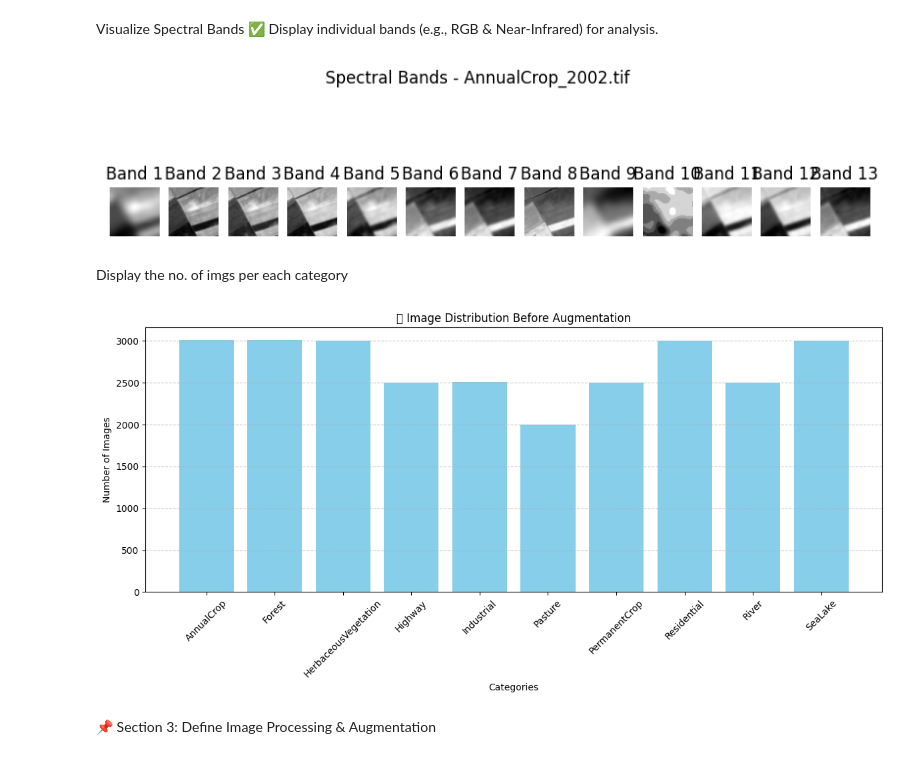
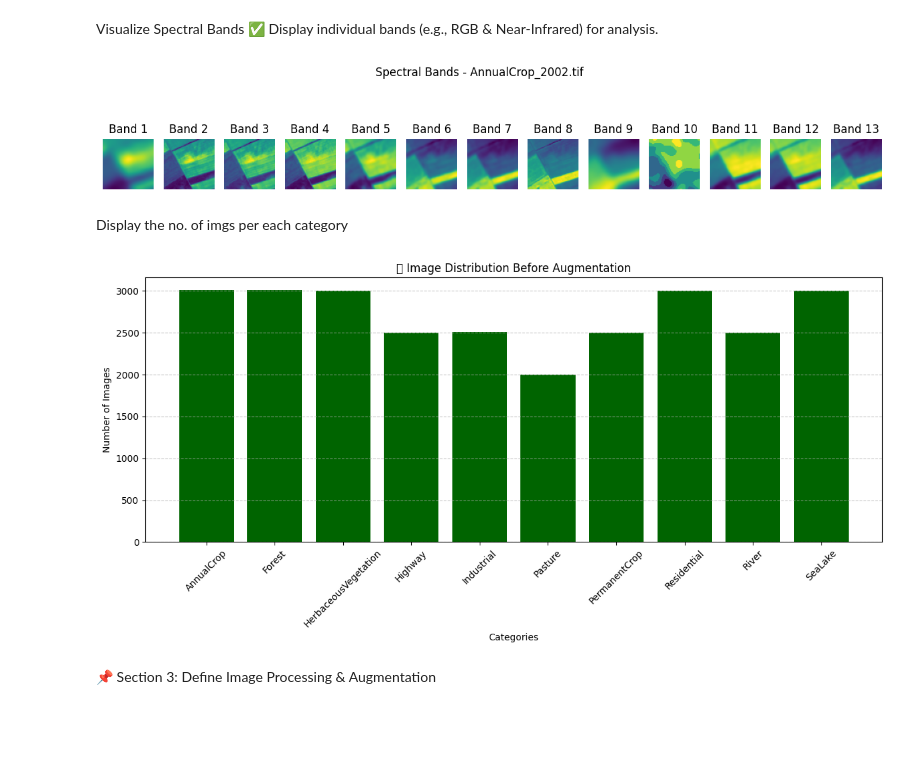
Before and after one commit to ahmed-hazem-1/DEPI-Project--Land-Type-Classification, a Jupyter notebook: 1st milestone/1st_Milestone.ipynb, the cells around one changed output. Cells and saved outputs as stored; diff of their text form; code cells hidden in the pictures; blank space fills up the shorter version.

```diff
--- a/1st milestone/1st_Milestone.ipynb
+++ b/1st milestone/1st_Milestone.ipynb
@@ -111,25 +118,24 @@ Visualize Spectral Bands ✅ Display individual bands (e.g., RGB & Near-Infrared
 # %%
 import matplotlib.pyplot as plt
 
 def plot_bands(image, filename):
-    plt.figure(figsize=(10, 3))
-    for i in range(image.shape[0]):  # Loop through bands
+    plt.figure(figsize=(15, 3))
+    for i in range(image.shape[0]):
         plt.subplot(1, image.shape[0], i+1)
-        plt.imshow(image[i], cmap='gray')
+        plt.imshow(image[i])
         plt.title(f"Band {i+1}")
         plt.axis("off")
     plt.suptitle(f"Spectral Bands - {filename}")
     plt.show()
 
-# Plot bands for the selected image
 plot_bands(image, os.path.basename(example_image_path))
 # %% [output]
-[figure, old version]
+[figure, new version]
 # %% [markdown]
 Display the no. of imgs per each category
 # %%
-# ✅ Count Images Per Category (Before Augmentation)
-categories = sorted(os.listdir(dataset_path))  # Get category names
+#  Count Images  (Before Augmentation)
+categories = sorted(os.listdir(dataset_path))
 category_counts = {}
 
 for category in categories:
@@ -137,26 +143,21 @@ for category in categories:
     if os.path.isdir(category_folder):
         category_counts[category] = len([file for file in os.listdir(category_folder) if file.endswith(".tif")])
 
-# ✅ Convert Counts to Lists for Plotting
+
 category_names = list(category_counts.keys())
 image_counts = list(category_counts.values())
 
-# ✅ Plot Image Distribution Before Augmentation
 plt.figure(figsize=(12, 6))
-plt.bar(category_names, image_counts, color="skyblue")
-
-# ✅ Add Labels & Titles
+plt.bar(category_names, image_counts, color="darkgreen")
 plt.xlabel("Categories")
 plt.ylabel("Number of Images")
 plt.title("📊 Image Distribution Before Augmentation")
-plt.xticks(rotation=45)  # Rotate category names for readability
+plt.xticks(rotation=45)
 plt.grid(axis="y", linestyle="--", alpha=0.7)
-
-# ✅ Show Plot
 plt.tight_layout()
 plt.show()
 # %% [output]
-[figure, old version]
+[figure, new version]
 # %% [markdown]
 📌 Section 3: Define Image Processing & Augmentation
 # %%
```
Also changed, not shown: parts of 15 cells of this notebook.
